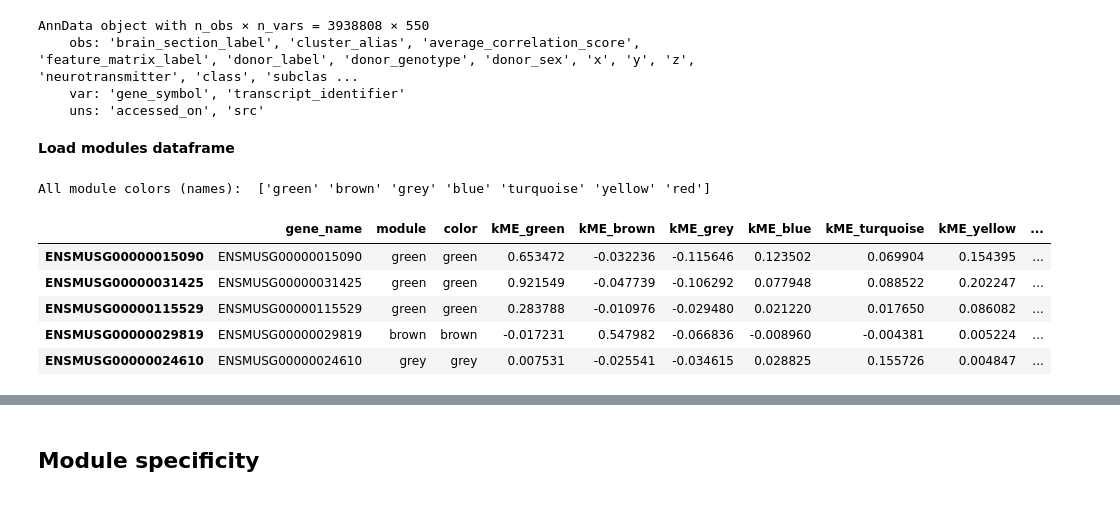
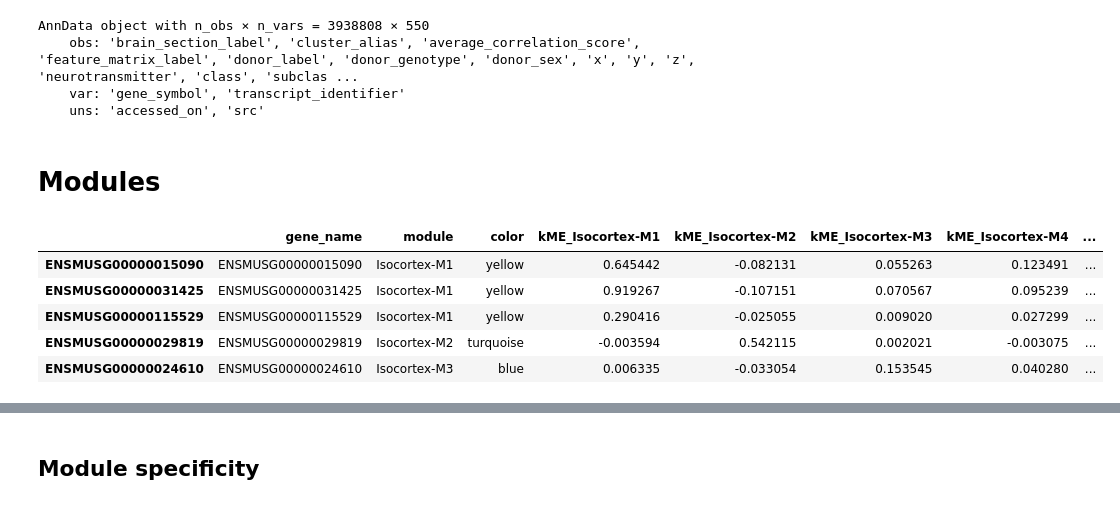
Before and after one commit to BioProteanLabs/ABCA_analysis, a Jupyter notebook: MERFISH/04_ME_explore.ipynb, the cells around one changed output, grey strips where cells are left out. Cells and saved outputs as stored; diff of their text form; code cells hidden in the pictures.

```diff
--- a/MERFISH/04_ME_explore.ipynb
+++ b/MERFISH/04_ME_explore.ipynb
@@ -22,2 +19,2 @@ AnnData object with n_obs × n_vars = 3938808 × 550
-# %% [markdown]
-**Load modules dataframe**
+# %% [markdown]
+# Modules
@@ -24,14 +24,12 @@ AnnData object with n_obs × n_vars = 3938808 × 550
 # %%
-modules_df = pd.read_csv(
-    "/data/scRNA/ABCA/AIBS/AWS/expression_matrices/WMB-10Xv3/20230630/outputs/WMB-10Xv3-Isocortex-1-raw-sc-wgcna-modules.csv",
-    index_col = "Unnamed: 0")
-print("All module colors (names): ", modules_df["color"].unique())
+# Loading Module Eigengenes dataframe
+base_path = Path("/data/scRNA/ABCA/AIBS/AWS/expression_matrices/WMB-10Xv3/20230630/outputs")
+modules_df = pd.read_csv(base_path / f"WMB-10Xv3-{select_region}-raw-mc-wgcna-modules.csv", index_col="Unnamed: 0")
 modules_df.head()
 # %% [output]
-All module colors (names):  ['green' 'brown' 'grey' 'blue' 'turquoise' 'yellow' 'red']
-|  | gene_name | module | color | kME_green | kME_brown | kME_grey | kME_blue | kME_turquoise | kME_yellow | ... |
-| ENSMUSG00000015090 | ENSMUSG00000015090 | green | green | 0.653472 | -0.032236 | -0.115646 | 0.123502 | 0.069904 | 0.154395 | ... |
-| ENSMUSG00000031425 | ENSMUSG00000031425 | green | green | 0.921549 | -0.047739 | -0.106292 | 0.077948 | 0.088522 | 0.202247 | ... |
-| ENSMUSG00000115529 | ENSMUSG00000115529 | green | green | 0.283788 | -0.010976 | -0.029480 | 0.021220 | 0.017650 | 0.086082 | ... |
-| ENSMUSG00000029819 | ENSMUSG00000029819 | brown | brown | -0.017231 | 0.547982 | -0.066836 | -0.008960 | -0.004381 | 0.005224 | ... |
-| ENSMUSG00000024610 | ENSMUSG00000024610 | grey | grey | 0.007531 | -0.025541 | -0.034615 | 0.028825 | 0.155726 | 0.004847 | ... |
+|  | gene_name | module | color | kME_Isocortex-M1 | kME_Isocortex-M2 | kME_Isocortex-M3 | kME_Isocortex-M4 | ... |
+| ENSMUSG00000015090 | ENSMUSG00000015090 | Isocortex-M1 | yellow | 0.645442 | -0.082131 | 0.055263 | 0.123491 | ... |
+| ENSMUSG00000031425 | ENSMUSG00000031425 | Isocortex-M1 | yellow | 0.919267 | -0.107151 | 0.070567 | 0.095239 | ... |
+| ENSMUSG00000115529 | ENSMUSG00000115529 | Isocortex-M1 | yellow | 0.290416 | -0.025055 | 0.009020 | 0.027299 | ... |
+| ENSMUSG00000029819 | ENSMUSG00000029819 | Isocortex-M2 | turquoise | -0.003594 | 0.542115 | 0.002021 | -0.003075 | ... |
+| ENSMUSG00000024610 | ENSMUSG00000024610 | Isocortex-M3 | blue | 0.006335 | -0.033054 | 0.153545 | 0.040280 | ... |
```
Also changed, not shown: parts of 11 cells of this notebook, 18 other files.
